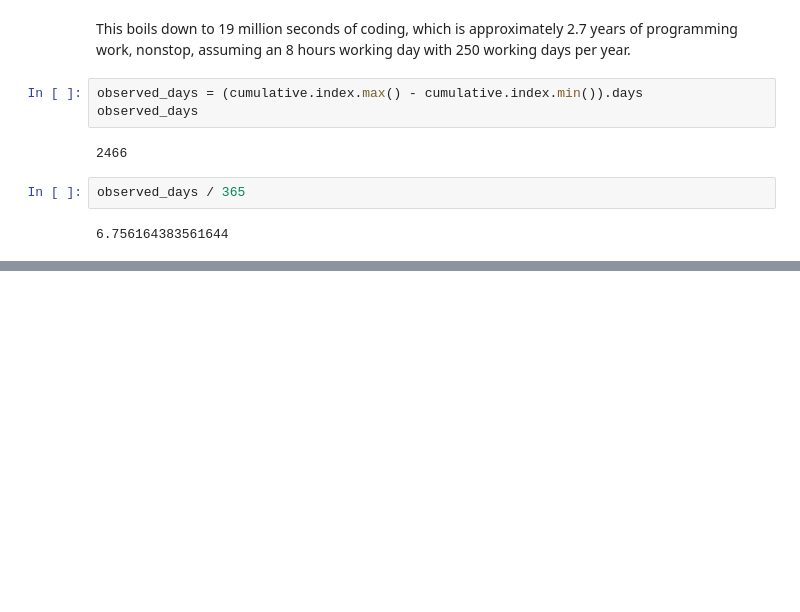
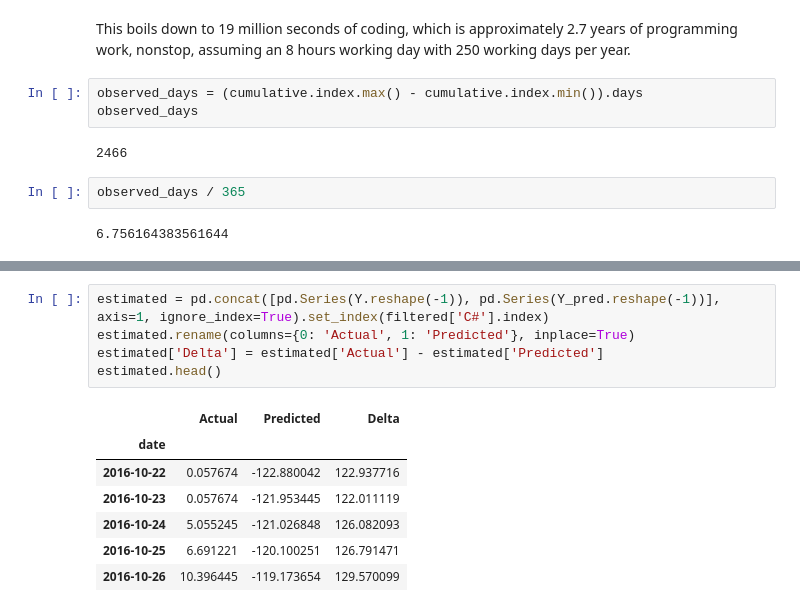
Before and after one commit to sunsided/coding-stats, a Jupyter notebook: exploration.ipynb, the cells around one changed output, grey strips where cells are left out. Saved outputs shown, nothing was run; the diff lists cells and outputs as text; blank space fills up the shorter version.

```diff
--- a/exploration.ipynb
+++ b/exploration.ipynb
@@ -110,0 +122,13 @@ observed_days / 365
+# %%
+estimated = pd.concat([pd.Series(Y.reshape(-1)), pd.Series(Y_pred.reshape(-1))], axis=1, ignore_index=True).set_index(filtered['C#'].index)
+estimated.rename(columns={0: 'Actual', 1: 'Predicted'}, inplace=True)
+estimated['Delta'] = estimated['Actual'] - estimated['Predicted']
+estimated.head()
+# %% [output]
+|  | Actual | Predicted | Delta |
+| date |  |  |  |
+| 2016-10-22 | 0.057674 | -122.880042 | 122.937716 |
+| 2016-10-23 | 0.057674 | -121.953445 | 122.011119 |
+| 2016-10-24 | 5.055245 | -121.026848 | 126.082093 |
+| 2016-10-25 | 6.691221 | -120.100251 | 126.791471 |
+| 2016-10-26 | 10.396445 | -119.173654 | 129.570099 |
```
Also changed, not shown: parts of 5 cells of this notebook.
